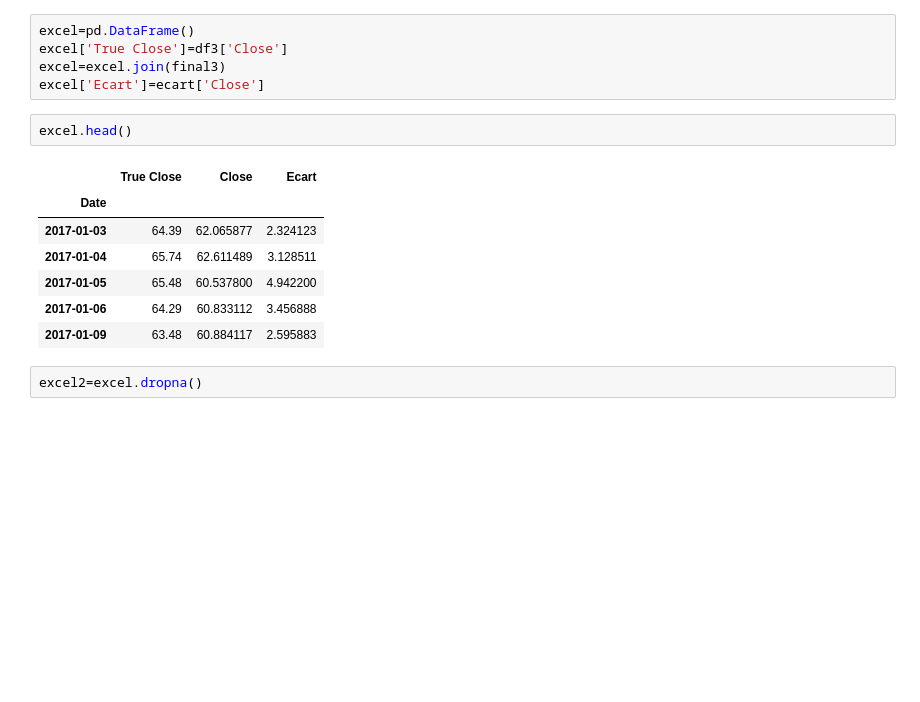
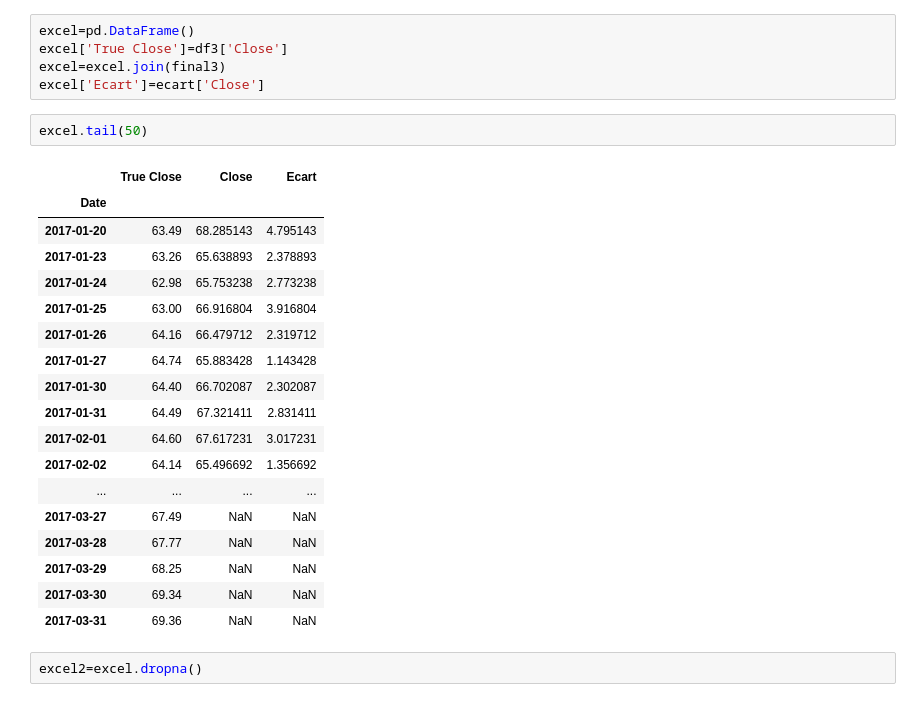
Before and after one commit to Geoffroyclms/Time-Series, a Jupyter notebook: 1.lstmVgeof.ipynb, the cells around one changed output. Saved outputs shown, nothing was run; the diff lists cells and outputs as text; blank space fills up the shorter version.

```diff
--- a/1.lstmVgeof.ipynb
+++ b/1.lstmVgeof.ipynb
@@ -554,16 +570,27 @@ excel=pd.DataFrame()
 excel['True Close']=df3['Close']
 excel=excel.join(final3)
 excel['Ecart']=ecart['Close']
-# %%
-excel.head()
-# %% [output]
-|  | True Close | Close | Ecart |
-| Date |  |  |  |
-| 2017-01-03 | 64.39 | 62.065877 | 2.324123 |
-| 2017-01-04 | 65.74 | 62.611489 | 3.128511 |
-| 2017-01-05 | 65.48 | 60.537800 | 4.942200 |
-| 2017-01-06 | 64.29 | 60.833112 | 3.456888 |
-| 2017-01-09 | 63.48 | 60.884117 | 2.595883 |
+# %%
+excel.tail(50)
+# %% [output]
+|  | True Close | Close | Ecart |
+| Date |  |  |  |
+| 2017-01-20 | 63.49 | 68.285143 | 4.795143 |
+| 2017-01-23 | 63.26 | 65.638893 | 2.378893 |
+| 2017-01-24 | 62.98 | 65.753238 | 2.773238 |
+| 2017-01-25 | 63.00 | 66.916804 | 3.916804 |
+| 2017-01-26 | 64.16 | 66.479712 | 2.319712 |
+| 2017-01-27 | 64.74 | 65.883428 | 1.143428 |
+| 2017-01-30 | 64.40 | 66.702087 | 2.302087 |
+| 2017-01-31 | 64.49 | 67.321411 | 2.831411 |
+| 2017-02-01 | 64.60 | 67.617231 | 3.017231 |
+| 2017-02-02 | 64.14 | 65.496692 | 1.356692 |
+| ... | ... | ... | ... |
+| 2017-03-27 | 67.49 | NaN | NaN |
+| 2017-03-28 | 67.77 | NaN | NaN |
+| 2017-03-29 | 68.25 | NaN | NaN |
+| 2017-03-30 | 69.34 | NaN | NaN |
+| 2017-03-31 | 69.36 | NaN | NaN |
 # %%
 excel2=excel.dropna()
 # %%
```
Also changed, not shown: parts of 13 cells of this notebook, 4 other files.
